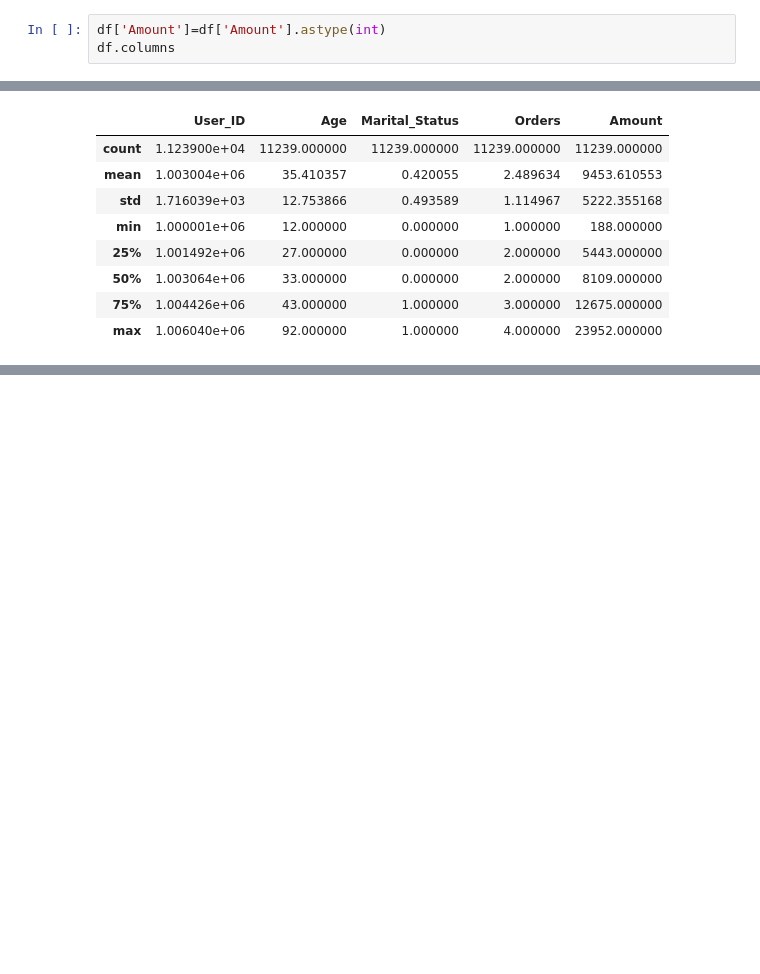
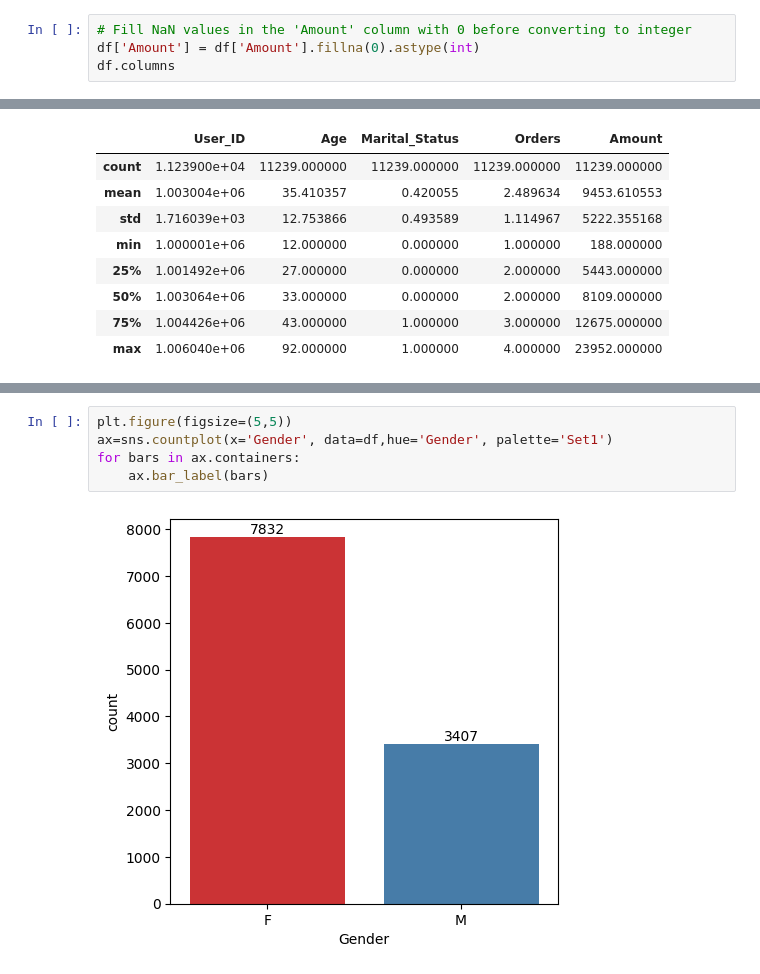
Before and after one commit to RnKadam/Exploratory-Data-Analysis-Project, a Jupyter notebook: Sales_Analysis.ipynb, the cells around one changed output, grey strips where cells are left out. Cells and saved outputs as stored; diff of their text form; blank space fills up the shorter version.

```diff
--- a/Sales_Analysis.ipynb
+++ b/Sales_Analysis.ipynb
@@ -72,7 +74,8 @@ memory usage: 1.3+ MB
 pd.isnull(df).sum()
 df.dropna(inplace=True)
 # %%
-df['Amount']=df['Amount'].astype(int)
+# Fill NaN values in the 'Amount' column with 0 before converting to integer
+df['Amount'] = df['Amount'].fillna(0).astype(int)
 df.columns
 # %% [output]
 Index(['User_ID', 'Cust_name', 'Product_ID', 'Gender', 'Age Group', 'Age',
@@ -109,0 +134,7 @@ df.describe()
+# %%
+plt.figure(figsize=(5,5))
+ax=sns.countplot(x='Gender', data=df,hue='Gender', palette='Set1')
+for bars in ax.containers:
+    ax.bar_label(bars)
+# %% [output]
+[figure, added]
```
Also changed, not shown: parts of 27 cells of this notebook.
